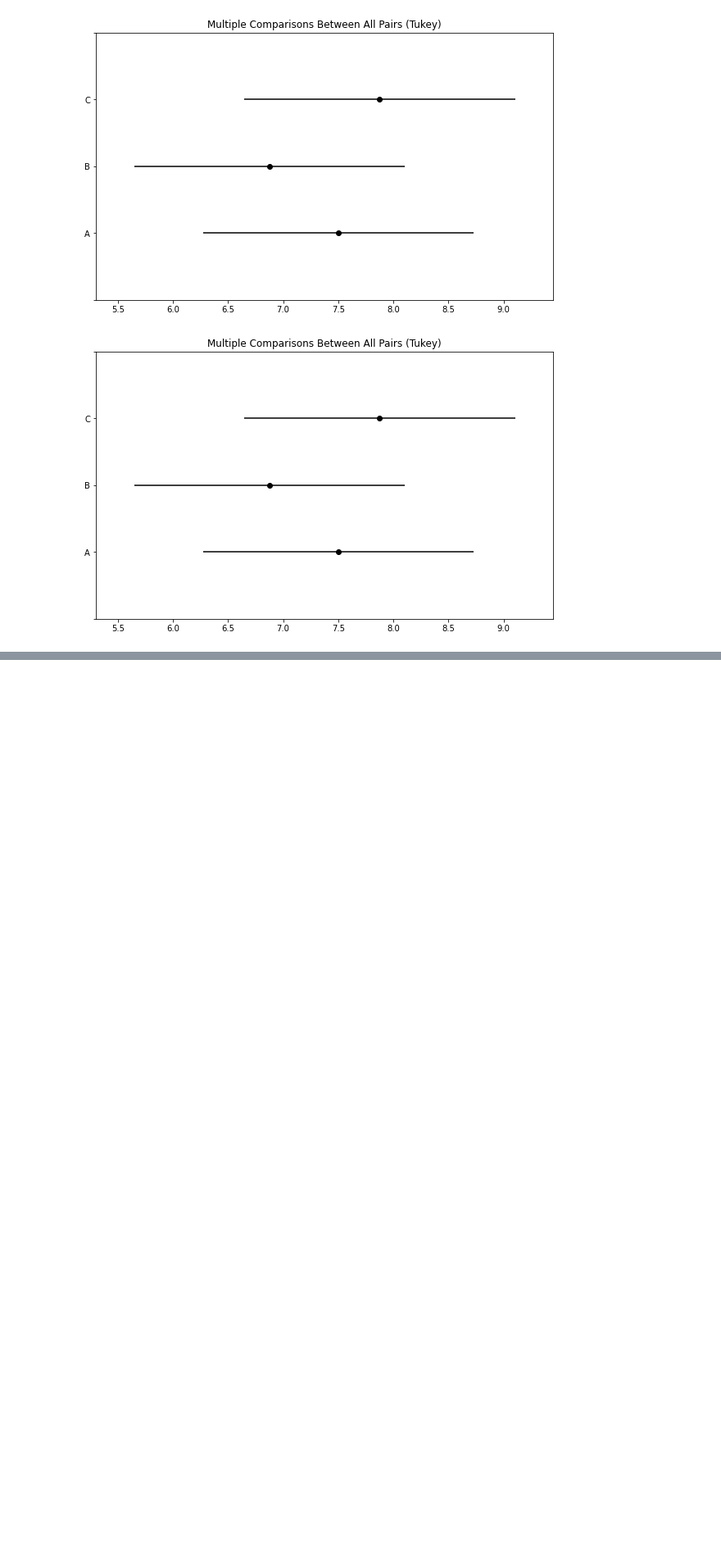
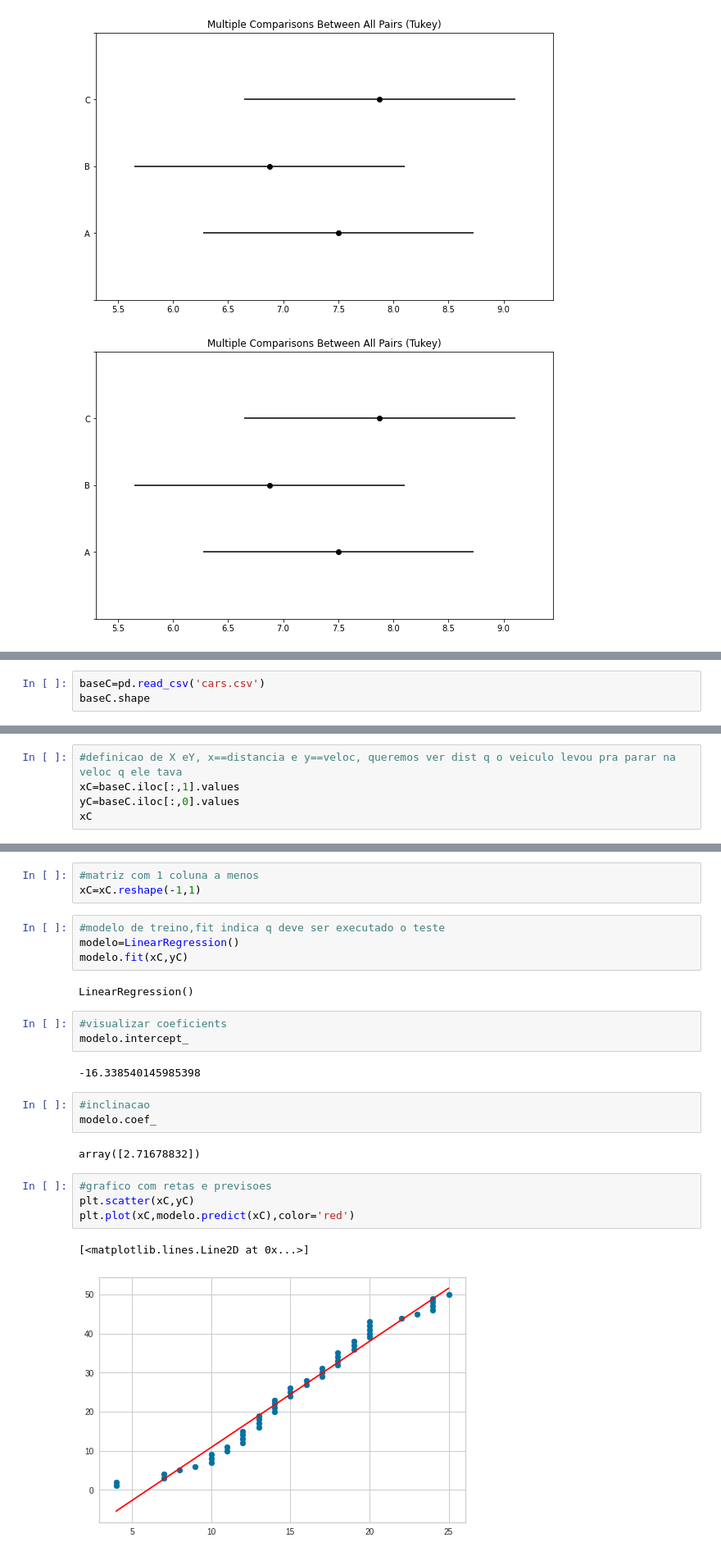
Before and after one commit to WandersonGustavo/Imersao_Alura, a Jupyter notebook: Copy_of_DataScience2.ipynb, the cells around one changed output, grey strips where cells are left out. Shown at 82% size. Saved outputs shown, nothing was run; the diff lists cells and outputs as text; blank space fills up the shorter version.

```diff
--- a/Copy_of_DataScience2.ipynb
+++ b/Copy_of_DataScience2.ipynb
@@ -558,0 +566,3 @@ group1 group2 meandiff p-adj   lower  upper  reject
+# %%
+baseC=pd.read_csv('cars.csv')
+baseC.shape
@@ -558,0 +580,5 @@ group1 group2 meandiff p-adj   lower  upper  reject
+# %%
+#definicao de X eY, x==distancia e y==veloc, queremos ver dist q o veiculo levou pra parar na veloc q ele tava
+xC=baseC.iloc[:,1].values
+yC=baseC.iloc[:,0].values
+xC
@@ -558,0 +596,26 @@ group1 group2 meandiff p-adj   lower  upper  reject
+# %%
+#matriz com 1 coluna a menos
+xC=xC.reshape(-1,1)
+# %%
+#modelo de treino,fit indica q deve ser executado o teste
+modelo=LinearRegression()
+modelo.fit(xC,yC)
+# %% [output]
+LinearRegression()
+# %%
+#visualizar coeficients
+modelo.intercept_
+# %% [output]
+-16.338540145985398
+# %%
+#inclinacao
+modelo.coef_
+# %% [output]
+array([2.71678832])
+# %%
+#grafico com retas e previsoes
+plt.scatter(xC,yC)
+plt.plot(xC,modelo.predict(xC),color='red')
+# %% [output]
+[<matplotlib.lines.Line2D at 0x...>]
+[figure, added]
```
Also changed, not shown: parts of 18 cells of this notebook.
